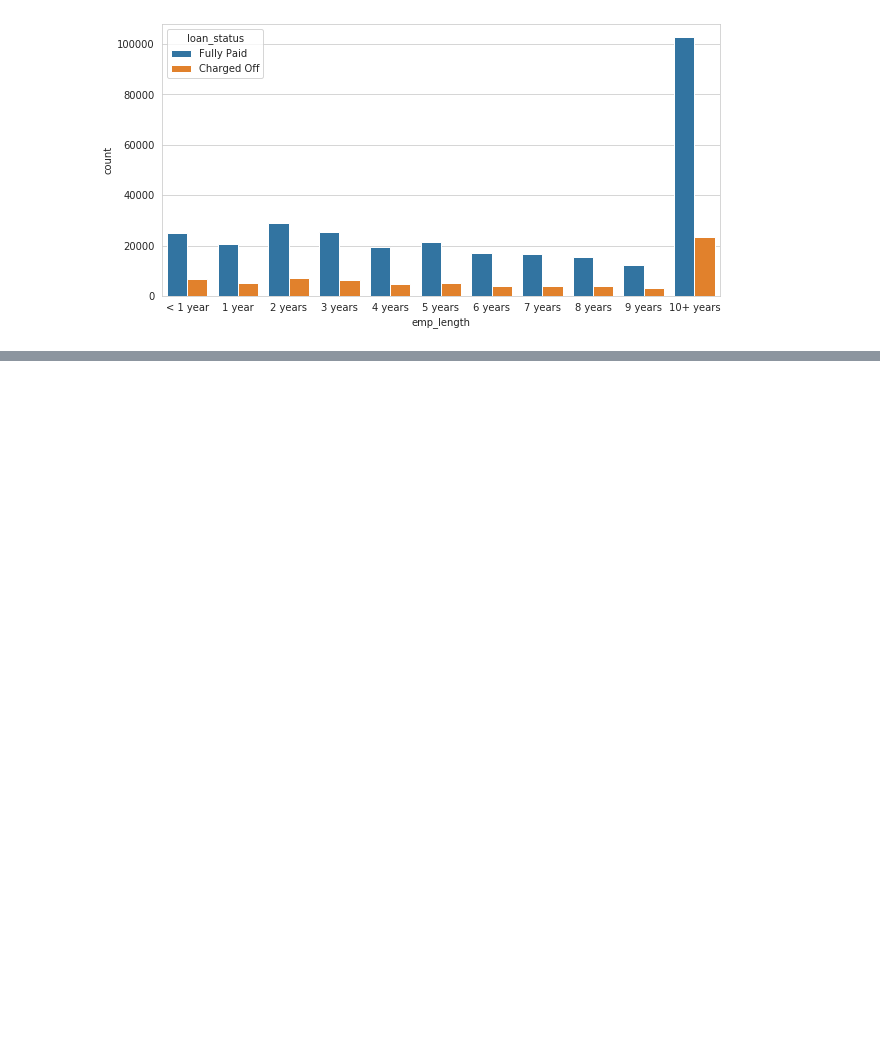
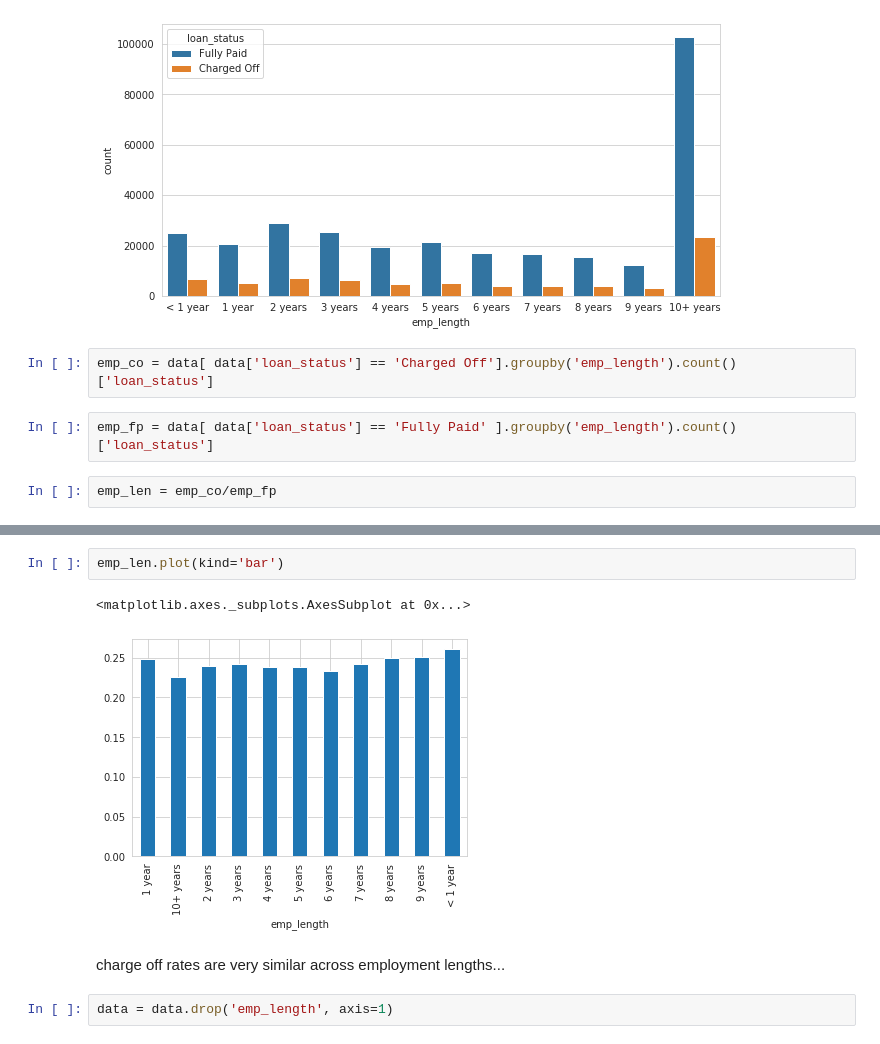
Before and after one commit to OhGreat/Machine-Learning, a Jupyter notebook: Tensorflow/Binary Classification/Lending Club example/Lending_Club_example.ipynb, the cells around one changed output, grey strips where cells are left out. Drawn from its saved outputs; the diff is of its cells as text; blank space fills up the shorter version.

Commit message:
continuing the lending data example

```diff
--- a/Tensorflow/Binary Classification/Lending Club example/Lending_Club_example.ipynb
+++ b/Tensorflow/Binary Classification/Lending Club example/Lending_Club_example.ipynb
@@ -315,3 +315,9 @@ sns.countplot(x='emp_length', data=data, order=emp_length_order, hue='loan_statu
 # %% [output]
 <matplotlib.axes._subplots.AxesSubplot at 0x...>
 [figure]
+# %%
+emp_co = data[ data['loan_status'] == 'Charged Off'].groupby('emp_length').count()['loan_status']
+# %%
+emp_fp = data[ data['loan_status'] == 'Fully Paid' ].groupby('emp_length').count()['loan_status']
+# %%
+emp_len = emp_co/emp_fp
@@ -317,0 +340,9 @@ sns.countplot(x='emp_length', data=data, order=emp_length_order, hue='loan_statu
+# %%
+emp_len.plot(kind='bar')
+# %% [output]
+<matplotlib.axes._subplots.AxesSubplot at 0x...>
+[figure, added]
+# %% [markdown]
+charge off rates are very similar across employment lengths...
+# %%
+data = data.drop('emp_length', axis=1)
```
Also changed, not shown: parts of 41 cells of this notebook.
